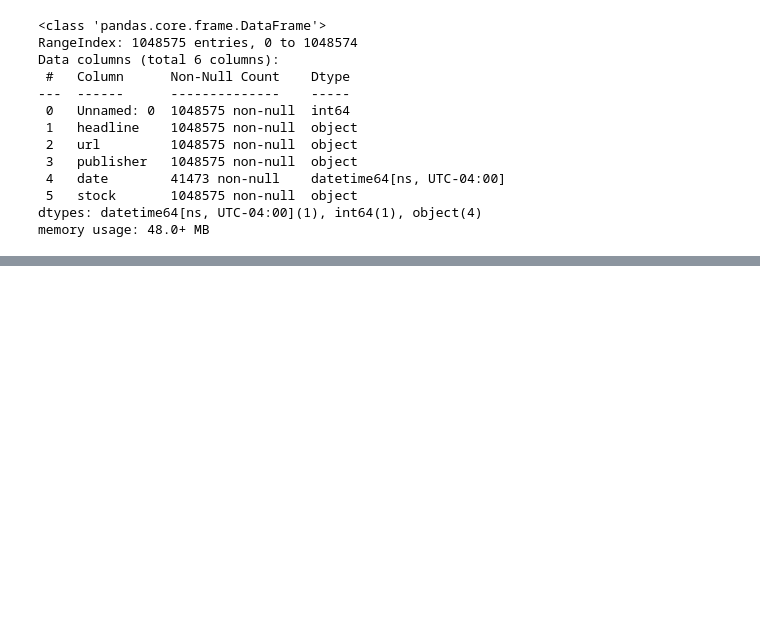
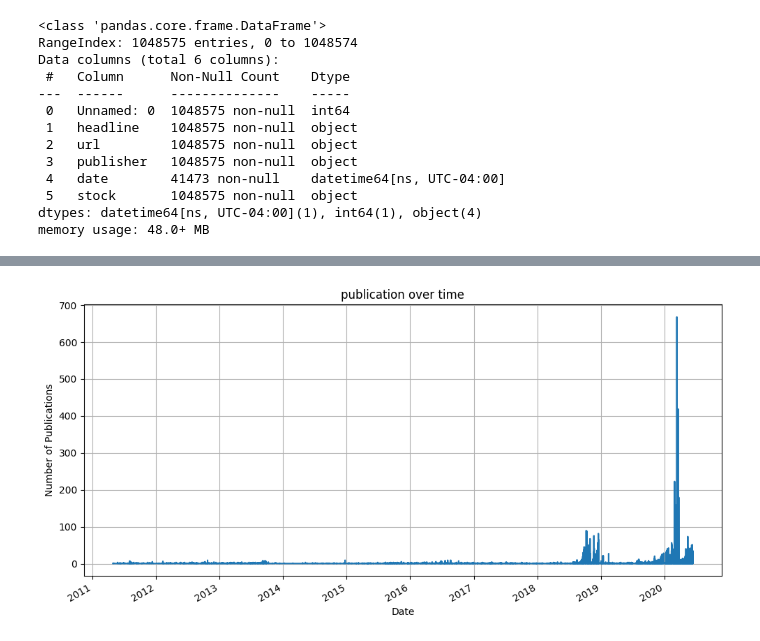
Before and after one commit to Skell30/Predicting-Price-Moves-with-News-Sentiment, a Jupyter notebook: task1/task1.ipynb, the cells around one changed output, grey strips where cells are left out. Drawn from its saved outputs; the diff is of its cells as text; code cells hidden in the pictures; blank space fills up the shorter version.

```diff
--- a/task1/task1.ipynb
+++ b/task1/task1.ipynb
@@ -68,3 +68,6 @@ raw.head()
 | 2 | 2 | 71 Biggest Movers From Friday | https://www.benzinga.com/news/20/... | Lisa Levin | 2020-05-26 04:30:07-04:00 | A |
 | 3 | 3 | 46 Stocks Moving In Friday's Mid-... | https://www.benzinga.com/news/20/... | Lisa Levin | 2020-05-22 12:45:06-04:00 | A |
 | 4 | 4 | B of A Securities Maintains Neutr... | https://www.benzinga.com/news/20/... | Vick Meyer | 2020-05-22 11:38:59-04:00 | A |
+# %%
+#length of each headline in headline_length new col
+raw['headline_length'] = raw['headline'].apply(len)
@@ -70,0 +122,8 @@ raw.head()
+# %%
+raw['year'] = raw['date'].dt.year
+raw['month'] = raw['date'].dt.month
+raw['day'] = raw['date'].dt.day
+raw['weekday'] = raw['date'].dt.day_name()
+# %%
+daily_counts =raw['date'].value_counts().sort_index()
+daily_counts.describe()
@@ -70,0 +155,9 @@ raw.head()
+# %%
+daily_counts.plot(kind='line', title='publication over time', figsize=(10, 5))
+plt.xlabel('Date')
+plt.ylabel('Number of Publications')
+plt.grid(True)
+plt.tight_layout()
+plt.show()
+# %% [output]
+[figure, added]
```
Also changed, not shown: parts of 7 cells of this notebook.
